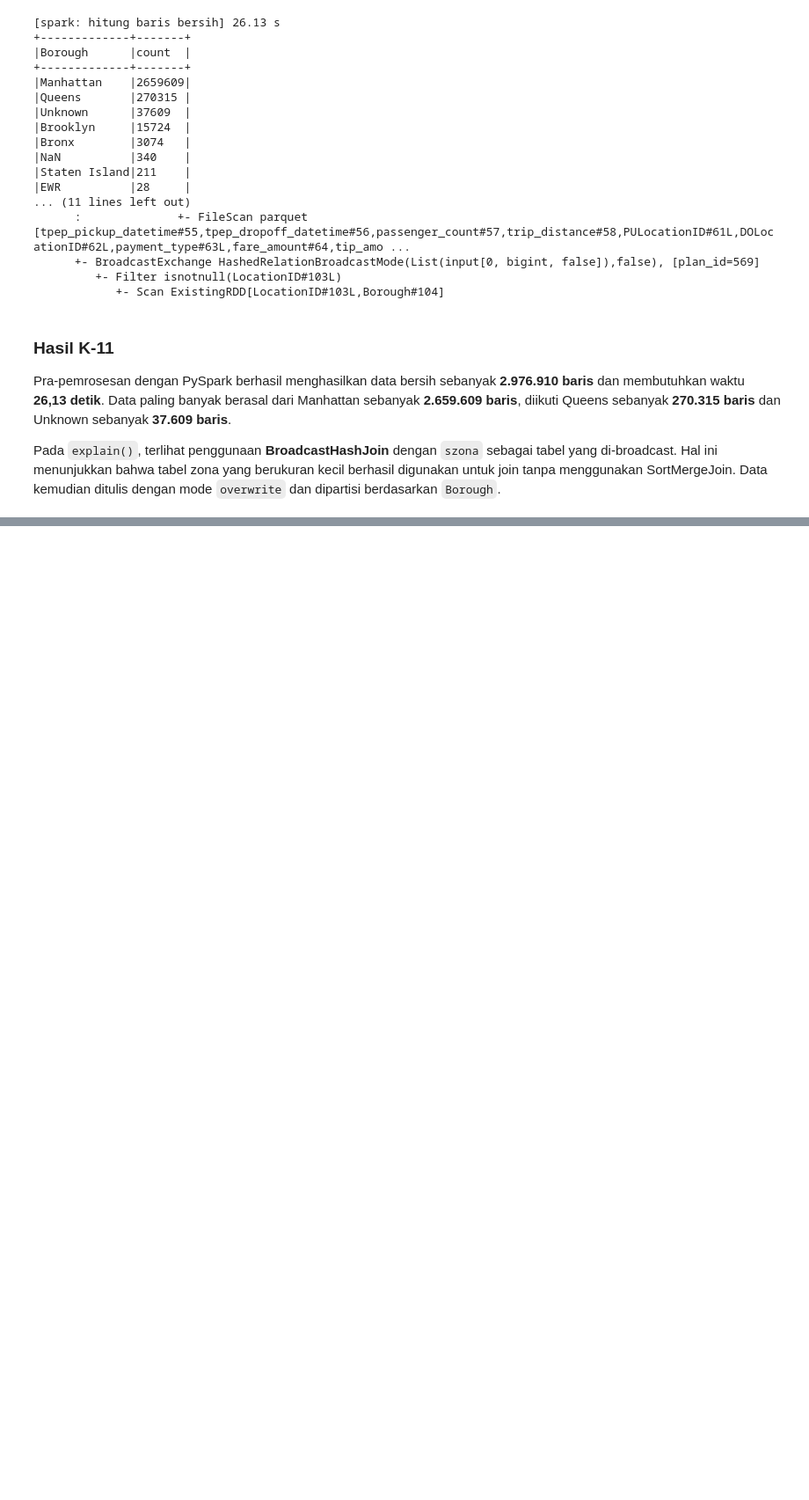
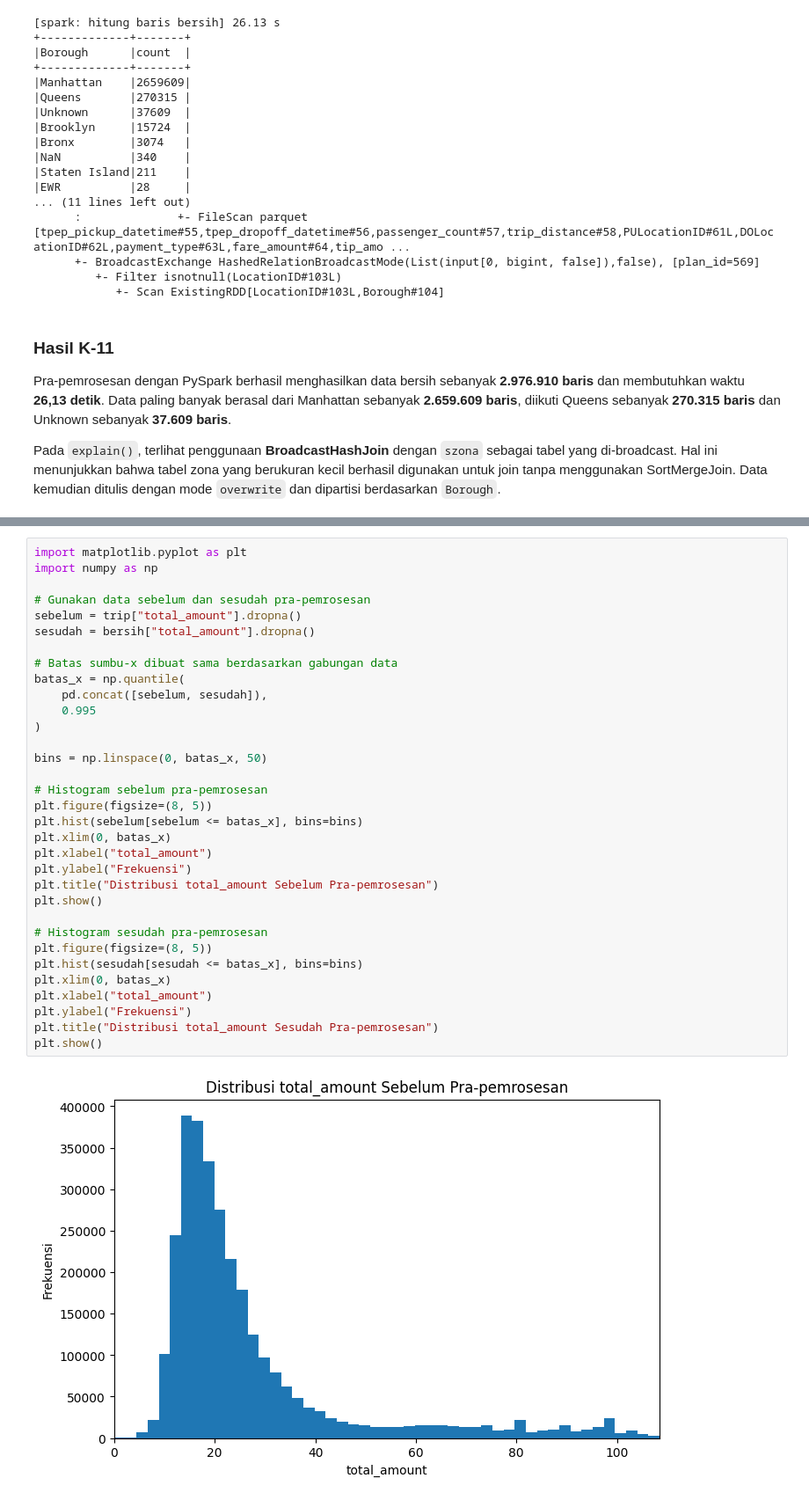
Before and after one commit to iMaIrsdyh/BigData26_B_2411533018_KarimahIrsyadiyah, a Jupyter notebook: Praktikum3/BD_B_P03_2411533018_KarimahIrsyadiyah.ipynb, the cells around one changed output, grey strips where cells are left out. Shown at 88% size. Drawn from its saved outputs; the diff is of its cells as text; blank space fills up the shorter version.

```diff
--- a/Praktikum3/BD_B_P03_2411533018_KarimahIrsyadiyah.ipynb
+++ b/Praktikum3/BD_B_P03_2411533018_KarimahIrsyadiyah.ipynb
@@ -1509,0 +1558,35 @@ Pada `explain()`, terlihat penggunaan **BroadcastHashJoin** dengan `szona` sebag
+# %%
+import matplotlib.pyplot as plt
+import numpy as np
+
+# Gunakan data sebelum dan sesudah pra-pemrosesan
+sebelum = trip["total_amount"].dropna()
+sesudah = bersih["total_amount"].dropna()
+
+# Batas sumbu-x dibuat sama berdasarkan gabungan data
+batas_x = np.quantile(
+    pd.concat([sebelum, sesudah]),
+    0.995
+)
+
+bins = np.linspace(0, batas_x, 50)
+
+# Histogram sebelum pra-pemrosesan
+plt.figure(figsize=(8, 5))
+plt.hist(sebelum[sebelum <= batas_x], bins=bins)
+plt.xlim(0, batas_x)
+plt.xlabel("total_amount")
+plt.ylabel("Frekuensi")
+plt.title("Distribusi total_amount Sebelum Pra-pemrosesan")
+plt.show()
+
+# Histogram sesudah pra-pemrosesan
+plt.figure(figsize=(8, 5))
+plt.hist(sesudah[sesudah <= batas_x], bins=bins)
+plt.xlim(0, batas_x)
+plt.xlabel("total_amount")
+plt.ylabel("Frekuensi")
+plt.title("Distribusi total_amount Sesudah Pra-pemrosesan")
+plt.show()
+# %% [output]
+[figure, added]
```
Also changed, not shown: parts of 36 cells of this notebook.
